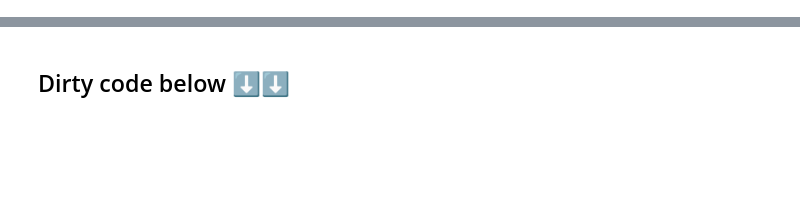
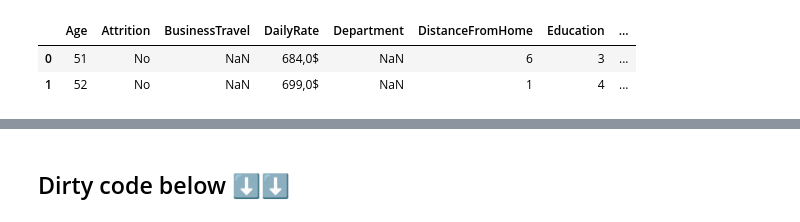
Before and after one commit to carla-caracola/people_analytics, a Jupyter notebook: data_tranformer.ipynb, the cells around one changed output, grey strips where cells are left out. Cells and saved outputs as stored; diff of their text form; code cells hidden in the pictures; blank space fills up the shorter version.

```diff
--- a/data_tranformer.ipynb
+++ b/data_tranformer.ipynb
@@ -24,7 +24,7 @@ pd.set_option('display.max_columns', None) # to see all columns in DataFrames
 
 # Data
 # -----------------------------------------------------------------------
-abc_coorp_df = pd.read_csv("HR RAW DATA.csv", index_col=0)
+df = pd.read_csv("HR RAW DATA.csv", index_col=0)
 # %%
 # print for testing
 
@@ -168,6 +182,9 @@ class DataTransformer:
         """Transform values higher than 4 into NaN"""
         self.df['EnvironmentSatisfaction'] = self.df['EnvironmentSatisfaction'].apply(lambda x: x if x <= 4 else np.nan)
 
+    def correct_hourly_rate(self):
+        """Transfor values 'Not Available' into NaN and transform column data type into integer"""
+        self.df['HourlyRate'] = self.df['HourlyRate'].apply(lambda x: x if x != 'Not Available' else np.nan)
 
 
 # the following methods were suggeted by chatGPT. REVIEW, EDIT OR DELETE
@@ -186,11 +203,14 @@ class DataTransformer:
 # %%
 # Instantiating a class object 🐣
 
-abc_data = DataTransformer(abc_coorp_df)
+abc_data = DataTransformer(df)
 
-# print for checking
-
+# print for testing
 abc_data.df.head(2)
+# %% [output]
+|  | Age | Attrition | BusinessTravel | DailyRate | Department | DistanceFromHome | Education | ... |
+| 0 | 51 | No | NaN | 684,0$ | NaN | 6 | 3 | ... |
+| 1 | 52 | No | NaN | 699,0$ | NaN | 1 | 4 | ... |
 # %%
 # ▶️ Execute "Age" column data transformation
 
```
Also changed, not shown: parts of 3 cells of this notebook.
